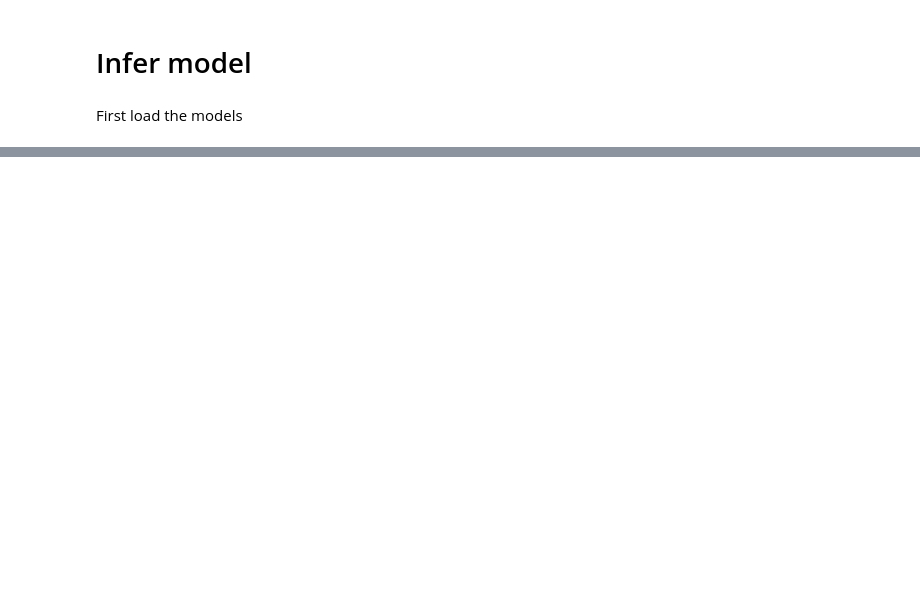
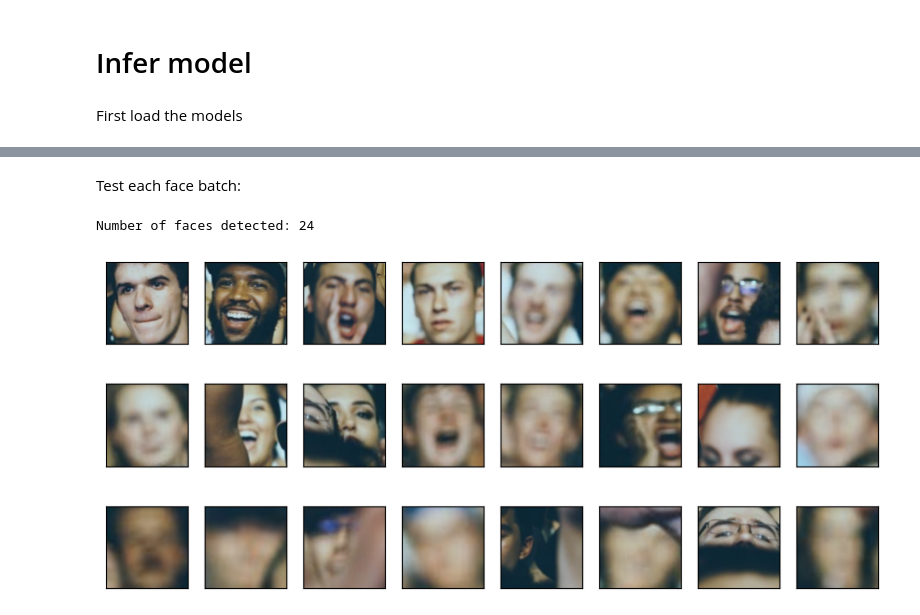
Before and after one commit to armand-07/emotion_recognition, a Jupyter notebook: notebooks/infer_examples.ipynb, the cells around one changed output, grey strips where cells are left out. Cells and saved outputs as stored; diff of their text form; code cells hidden in the pictures; blank space fills up the shorter version.

```diff
--- a/notebooks/infer_examples.ipynb
+++ b/notebooks/infer_examples.ipynb
@@ -73,0 +91,18 @@ Total time: 0.04342937469482422
+# %% [markdown]
+Test each face batch:
+# %%
+dir = os.path.join(INFERENCE_DIR, 'test')
+img = cv2.imread(os.path.join(dir, 'test4.jpg'))
+img = cv2.cvtColor(img, cv2.COLOR_BGR2RGB)
+[faces_bbox_YOLO, confidence_YOLO] = detect_faces_YOLO(img, face_model, format = 'xywh-center')
+filtered_faces = faces_bbox_YOLO[confidence_YOLO > 0.5]
+filtered_faces = transform_bbox_to_square(filtered_faces)
+print (f"Number of faces detected: {len(filtered_faces)}")
+if len(filtered_faces) != 0:
+    start_detect_emotions = time.time()
+    face_batch = create_faces_batch(img, face_transforms, filtered_faces, device)
+    face_batch.cpu()
+vis.visualize_batch(face_batch.to('cpu'), adjust_to_vis_range = True)
+# %% [output]
+Number of faces detected: 24
+[figure, added]
```
Also changed, not shown: parts of 3 cells of this notebook, 6 other files.
